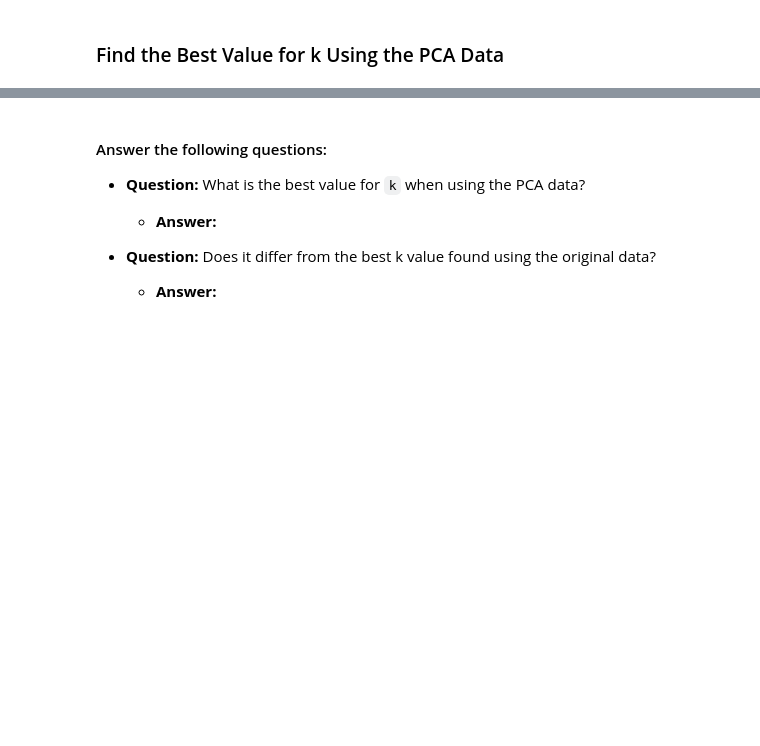
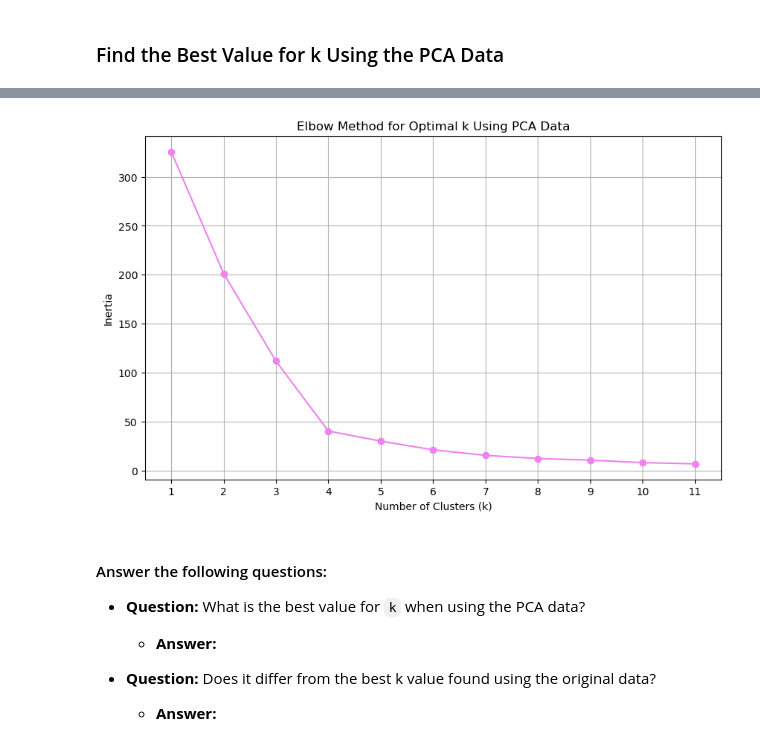
Before and after one commit to gordon-laraven/CryptoClustering, a Jupyter notebook: Starter_Code/Crypto_Clustering.ipynb, the cells around one changed output, grey strips where cells are left out. Saved outputs shown, nothing was run; the diff lists cells and outputs as text; code cells hidden in the pictures; blank space fills up the shorter version.

```diff
--- a/Starter_Code/Crypto_Clustering.ipynb
+++ b/Starter_Code/Crypto_Clustering.ipynb
@@ -308,14 +284,16 @@ print(elbow_df_pca)
 # %%
 # Plot a line chart with all the inertia values computed with
 # the different values of k to visually identify the optimal value for k.
 plt.figure(figsize=(10, 6))
-plt.plot(elbow_df_pca['k'], elbow_df_pca['inertia'], marker='o')
+plt.plot(elbow_df_pca['k'], elbow_df_pca['inertia'], color='violet', marker='o')
 plt.title('Elbow Method for Optimal k Using PCA Data')
 plt.xlabel('Number of Clusters (k)')
 plt.ylabel('Inertia')
 plt.xticks(elbow_df_pca['k'])
 plt.grid()
 plt.show()
+# %% [output]
+[figure, added]
 # %% [markdown]
 #### Answer the following questions:
 * **Question:** What is the best value for `k` when using the PCA data?
```
Also changed, not shown: parts of 28 cells of this notebook.
